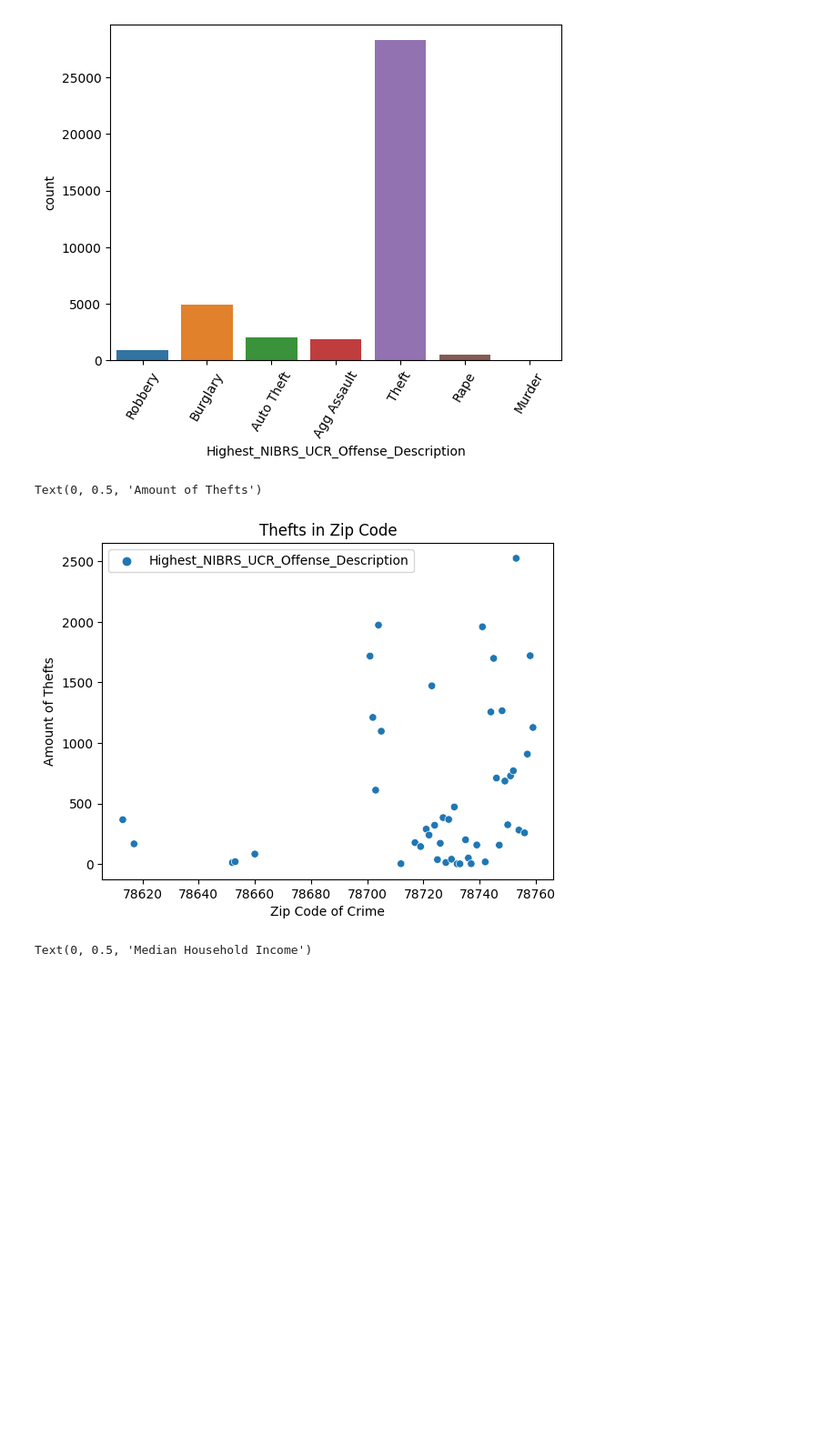
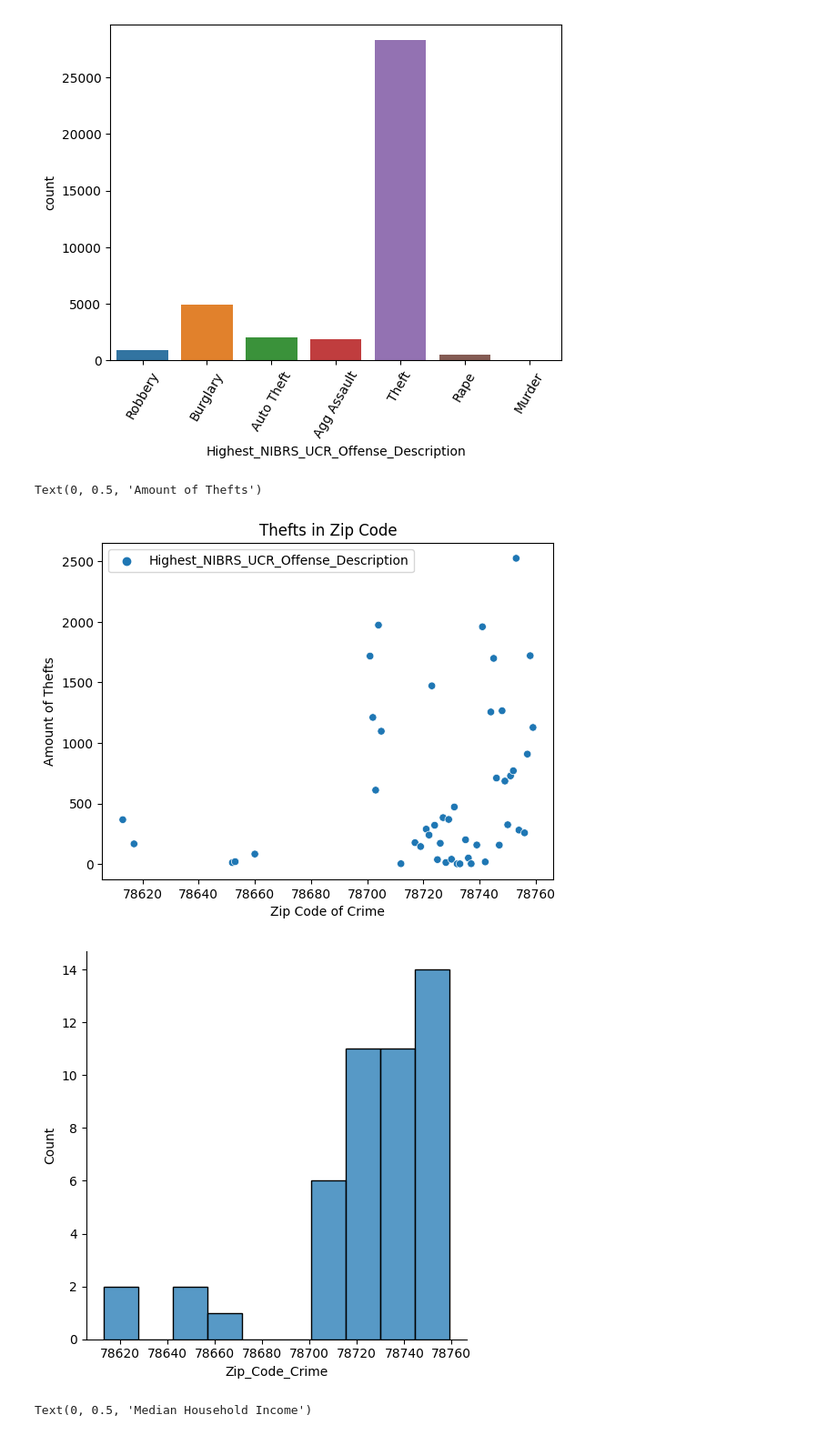
Before and after one commit to ablibranix/project2, a Jupyter notebook: project2.ipynb, the cells around one changed output. Shown at 91% size. Drawn from its saved outputs; the diff is of its cells as text; code cells hidden in the pictures; blank space fills up the shorter version.

```diff
--- a/project2.ipynb
+++ b/project2.ipynb
@@ -31,16 +31,18 @@ plt.xticks(rotation=60)
 # %%
 theft = crimeAustin[(crimeAustin.Highest_NIBRS_UCR_Offense_Description == "Theft")]
 theft = theft[theft.Zip_Code_Crime.notna()]
 theft.Zip_Code_Crime = theft.Zip_Code_Crime.astype('int')
 theftCrime = theft.groupby('Zip_Code_Crime').agg({'Highest_NIBRS_UCR_Offense_Description': 'count'})
 theftCrime.sort_values(by=['Highest_NIBRS_UCR_Offense_Description'])
 ax = sns.scatterplot(data=theftCrime)
+sns.displot(data=theftCrime, x="Zip_Code_Crime")
 ax.set_title('Thefts in Zip Code')
 ax.set_xlabel('Zip Code of Crime')
 ax.set_ylabel('Amount of Thefts')
 # %% [output]
 Text(0, 0.5, 'Amount of Thefts')
 [figure]
+[figure, added]
 # %%
 housing = crimeHousing[['Zip_Code_Housing', 'Medianhouseholdincome']].reset_index()
 housing = housing[housing.Zip_Code_Housing.notna()]
```
Also changed, not shown: parts of 2 cells of this notebook.
